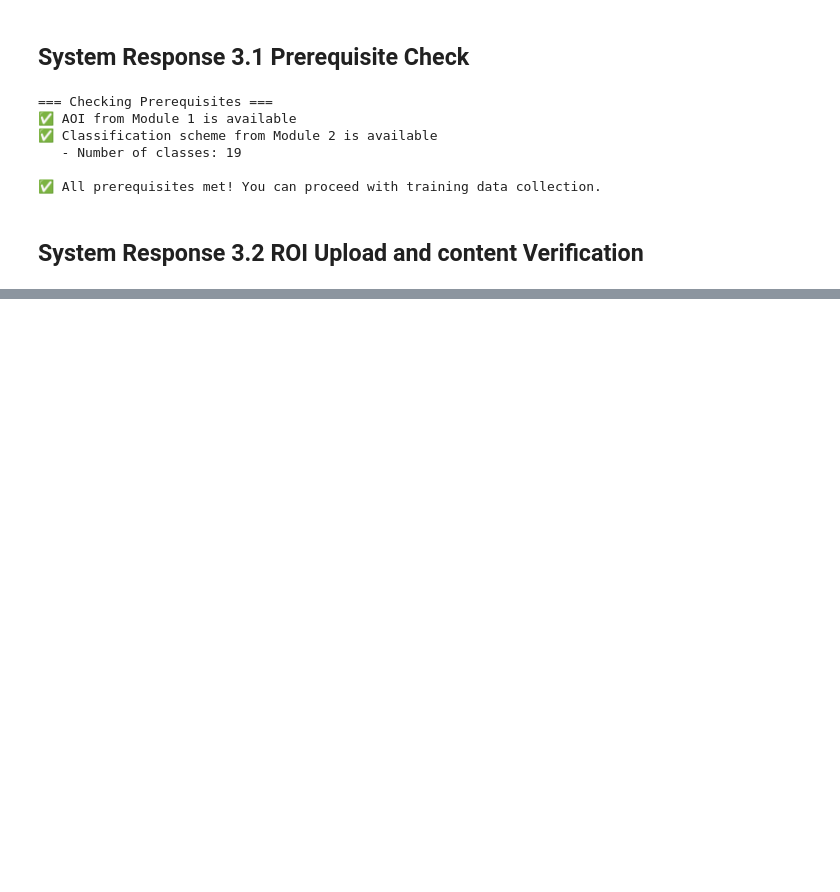
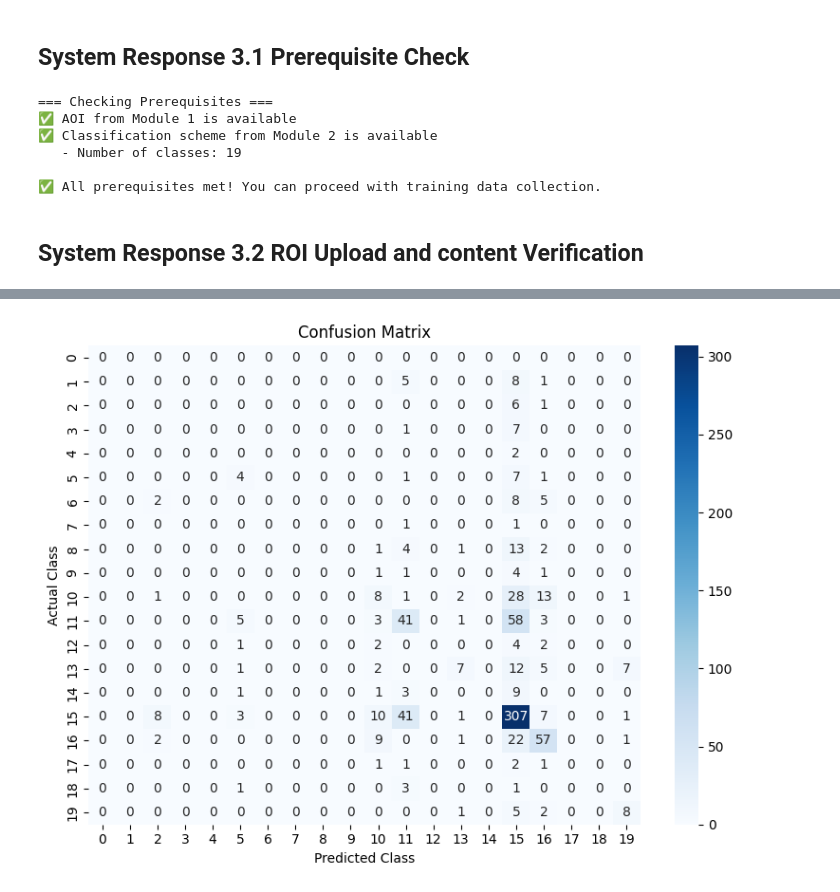
Before and after one commit to agilfahrezy11/EpistemXBackend_demo, a Jupyter notebook: notebooks/Module_implementation.ipynb, the cells around one changed output, grey strips where cells are left out. Cells and saved outputs as stored; diff of their text form; code cells hidden in the pictures; blank space fills up the shorter version.

```diff
--- a/notebooks/Module_implementation.ipynb
+++ b/notebooks/Module_implementation.ipynb
@@ -655,4 +459,10 @@ UploadTrainData = True # set as 'true' to upload your own training data shapefil
 
 # 2. Training data file path (if UploadTrainData is true)
 TrainVectPath  = '../test_data\Training_Sumsel_Data.shp'
-TrainField = 'LULC_Type'
+TrainField = 'ID'
+        # Load and process training data
+TrainDataDict = SyncTrainData.LoadTrainData(
+            landcover_df=LULCTable,
+            aoi_geometry=AOI,
+            training_shp_path=TrainVectPath
+        )
@@ -735,0 +843,15 @@ Points outside AOI               : 0
+# %%
+# Visualize confusion matrix
+confusion_matrix = np.array(accuracy_metrics['confusion_matrix'])
+plt.figure(figsize=(8, 6))
+sns.heatmap(confusion_matrix,
+            annot=True,
+            fmt='d',
+            cmap='Blues')
+plt.title('Confusion Matrix')
+plt.xlabel('Predicted Class')
+plt.ylabel('Actual Class')
+plt.tight_layout()
+plt.show()
+# %% [output]
+[figure, added]
```
Also changed, not shown: parts of 40 cells of this notebook.
